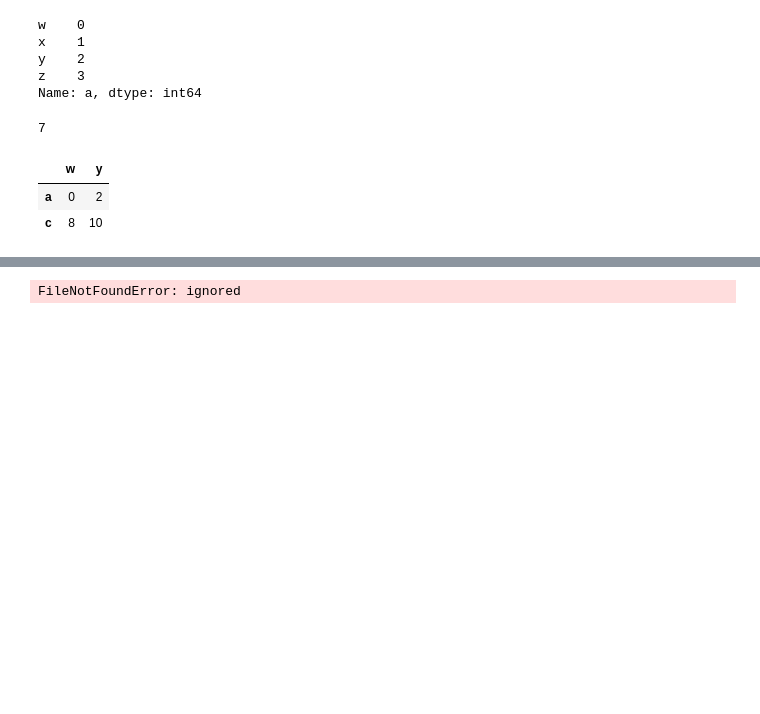
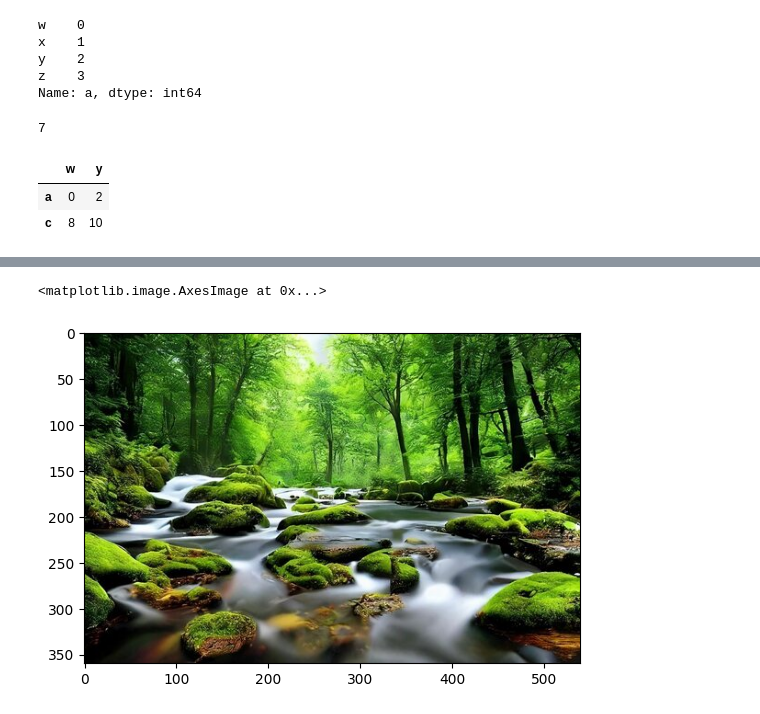
Before and after one commit to KondepudiPrasanna/FMML-LABS-AND-ASSIGNMENTS, a Jupyter notebook: FMML_2023_Basics_of_Python.ipynb, the cells around one changed output, grey strips where cells are left out. Cells and saved outputs as stored; diff of their text form; code cells hidden in the pictures; blank space fills up the shorter version.

```diff
--- a/FMML_2023_Basics_of_Python.ipynb
+++ b/FMML_2023_Basics_of_Python.ipynb
@@ -493,12 +493,13 @@ plt.show()
 # %%
 ## Question 3 : Upload an image to your google drive, Use plt.imread to read image from the google drive and then print that image using plt.imshow
 
 
 ## Answer 3 :
-file_path = "/content/gdrive/MyDrive/Fmmll.jpeg"
+file_path = "/content/gdrive/MyDrive/fmml img.jpg"
 img = plt.imread(file_path)
 plt.imshow(img)
 
 ## 1) make sure drive is loaded and then upload a test image onto your drive
 # %% [output]
-FileNotFoundError: ignored
+<matplotlib.image.AxesImage at 0x...>
+[figure, added]
```
Also changed, not shown: parts of 2 cells of this notebook.
